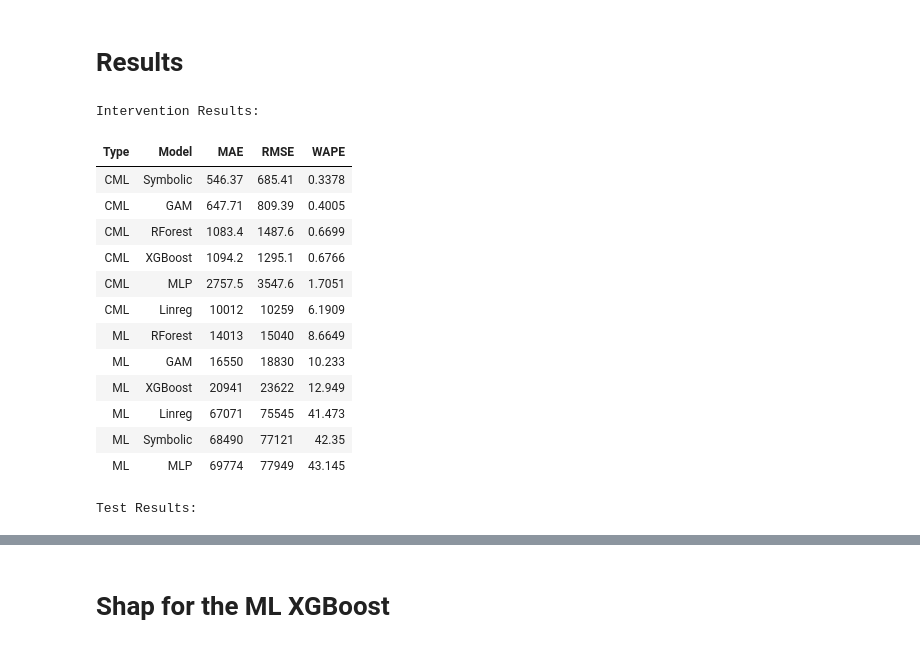
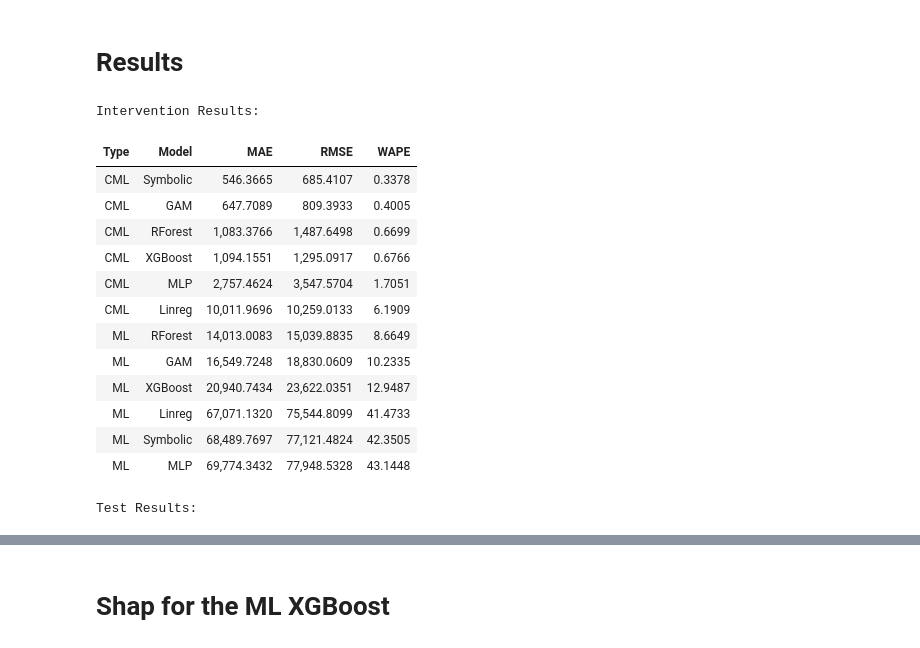
Before and after one commit to zapataunipaderborn/inherently_interpretable_causal_ml, a Jupyter notebook: src/002_demonstration.ipynb, the cells around one changed output, grey strips where cells are left out. Cells and saved outputs as stored; diff of their text form; code cells hidden in the pictures.

```diff
--- a/src/002_demonstration.ipynb
+++ b/src/002_demonstration.ipynb
@@ -255,45 +212,59 @@ SymbolicRegression: ((personnel * 993.9957) + (productivity * 132.6140)) - 5526.
 # %% [markdown]
 # Results
+# %%
+current_path = Path(__file__).resolve().parent if '__file__' in globals() else Path().resolve()
+save_path = current_path.parent / "data" / "gold" / "evaluation_demonstration"
 # %%
-# Divide the resutls between test set and what-if analysis
+# Divide the results between test set and what-if analysis
 df = results_df.copy()
 
-df = df.round(4)
-
 df['Model_Type'] = df['Model_Type'].replace({'Causal': 'CML', 'Traditional': 'ML'})
-df['Algorithm'] = df['Algorithm'].replace({'RandomForest': 'RForest', 'SymbolicRegression': 'Symbolic',
-                                           'XGBRegression': 'XGB', 'LinearRegression': 'Linreg',})
+df['Algorithm'] = df['Algorithm'].replace({
+    'RandomForest': 'RForest',
+    'SymbolicRegression': 'Symbolic',
+    'XGBRegression': 'XGB',
+    'LinearRegression': 'Linreg',
+})
 
 df.columns = ["Type", "Model", "MAE", "RMSE", "WAPE", "Task"]
 
 # Filter for Intervention task and drop Task column
-intervention_df = df[df["Task"] == "Intervention"].drop(columns=["Task"]).sort_values(by=["MAE"])
+intervention_df = df[df["Task"] == "Intervention"].drop(columns=["Task"]).sort_values(by=["MAE"]).copy()
 
 # Filter for Test task and drop Task column
-test_df = df[df["Task"] == "Test"].drop(columns=["Task"]).sort_values(by=["MAE"])
+test_df = df[df["Task"] == "Test"].drop(columns=["Task"]).sort_values(by=["MAE"]).copy()
 
-# Display the Intervention table with 5 significant digits for numeric columns
+# Ensure numeric dtype (safe) and define formatter
+for col in ["MAE", "RMSE", "WAPE"]:
+    intervention_df[col] = pd.to_numeric(intervention_df[col], errors="coerce")
+    test_df[col] = pd.to_numeric(test_df[col], errors="coerce")
+
+fmt = "{:,.4f}"  # comma as thousands separator, 4 decimal places
+
+# Display the Intervention table
 print("Intervention Results:")
-intervention_df = intervention_df.style.hide(axis='index').format({'MAE': '{:.5g}', 'RMSE': '{:.5g}', 'WAPE': '{:.5g}'})
-display(intervention_df)
+display(intervention_df.style.format({"MAE": fmt, "RMSE": fmt, "WAPE": fmt}).hide(axis="index"))
+intervention_df.to_parquet(save_path / "intervention_restults.parquet", index=False, compression="snappy")
 
-# Display the Test table with 5 significant digits for numeric columns
+
+# Display the Test table
 print("\nTest Results:")
-display(test_df.style.hide(axis='index').format({'MAE': '{:.5g}', 'RMSE': '{:.5g}', 'WAPE': '{:.5g}'}))
+display(test_df.style.format({"MAE": fmt, "RMSE": fmt, "WAPE": fmt}).hide(axis="index"))
+test_df.to_parquet(save_path / "test_results.parquet", index=False, compression="snappy")
 # %% [output]
 Intervention Results:
 | Type | Model | MAE | RMSE | WAPE |
-| CML | Symbolic | 546.37 | 685.41 | 0.3378 |
-| CML | GAM | 647.71 | 809.39 | 0.4005 |
-| CML | RForest | 1083.4 | 1487.6 | 0.6699 |
-| CML | XGBoost | 1094.2 | 1295.1 | 0.6766 |
-| CML | MLP | 2757.5 | 3547.6 | 1.7051 |
-| CML | Linreg | 10012 | 10259 | 6.1909 |
-| ML | RForest | 14013 | 15040 | 8.6649 |
-| ML | GAM | 16550 | 18830 | 10.233 |
-| ML | XGBoost | 20941 | 23622 | 12.949 |
-| ML | Linreg | 67071 | 75545 | 41.473 |
-| ML | Symbolic | 68490 | 77121 | 42.35 |
-| ML | MLP | 69774 | 77949 | 43.145 |
+| CML | Symbolic | 546.3665 | 685.4107 | 0.3378 |
+| CML | GAM | 647.7089 | 809.3933 | 0.4005 |
+| CML | RForest | 1,083.3766 | 1,487.6498 | 0.6699 |
+| CML | XGBoost | 1,094.1551 | 1,295.0917 | 0.6766 |
+| CML | MLP | 2,757.4624 | 3,547.5704 | 1.7051 |
+| CML | Linreg | 10,011.9696 | 10,259.0133 | 6.1909 |
+| ML | RForest | 14,013.0083 | 15,039.8835 | 8.6649 |
+| ML | GAM | 16,549.7248 | 18,830.0609 | 10.2335 |
+| ML | XGBoost | 20,940.7434 | 23,622.0351 | 12.9487 |
+| ML | Linreg | 67,071.1320 | 75,544.8099 | 41.4733 |
+| ML | Symbolic | 68,489.7697 | 77,121.4824 | 42.3505 |
+| ML | MLP | 69,774.3432 | 77,948.5328 | 43.1448 |
 Test Results:
 | Type | Model | MAE | RMSE | WAPE |
```
Also changed, not shown: parts of 5 cells of this notebook, 12 other files.
